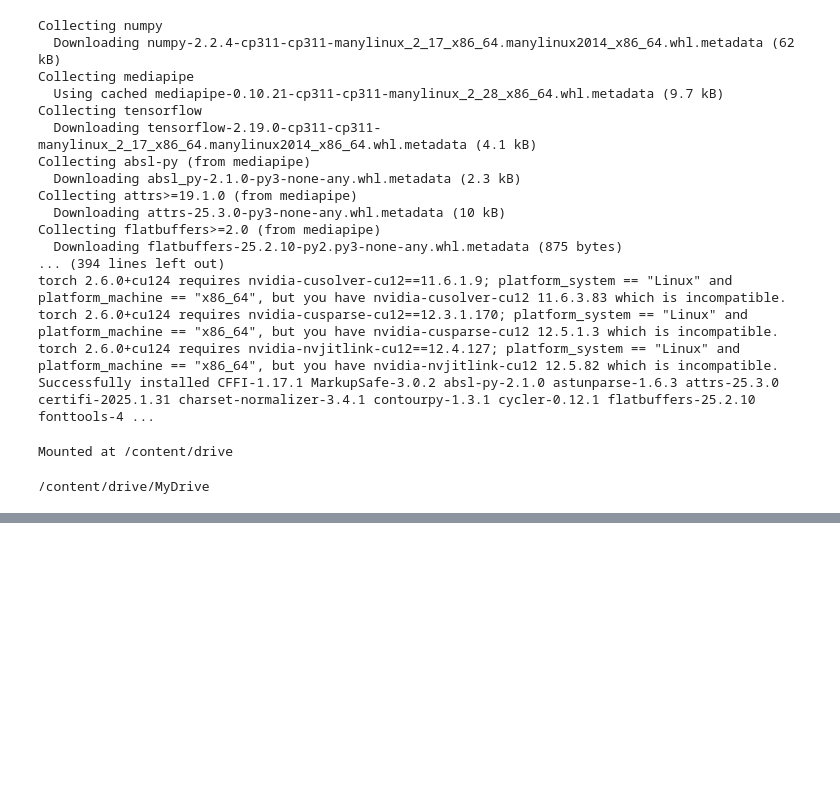
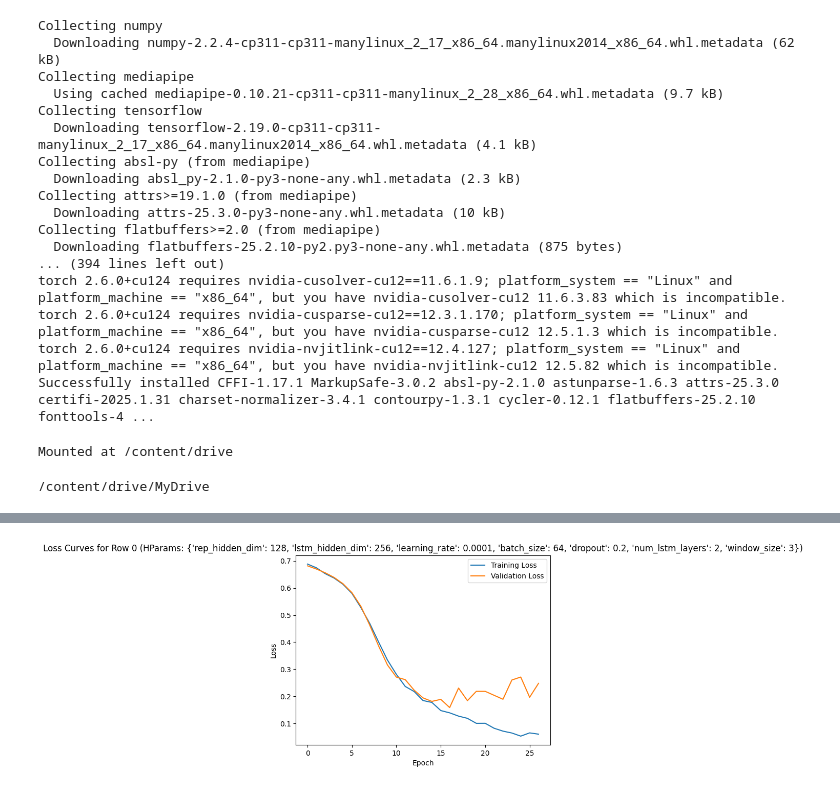
Before and after one commit to Cat2005/ML-rep-failure, a Jupyter notebook: lstm_rep_detection.ipynb, the cells around one changed output, grey strips where cells are left out. Cells and saved outputs as stored; diff of their text form; code cells hidden in the pictures; blank space fills up the shorter version.

```diff
--- a/lstm_rep_detection.ipynb
+++ b/lstm_rep_detection.ipynb
@@ -1191,0 +1281,38 @@ Test F1:        0.8462
+# %%
+import pandas as pd
+import matplotlib.pyplot as plt
+
+
+def plot_loss_curves_for_row(row_index, df):
+    """Plots training and validation loss curves for a specific row in the DataFrame."""
+
+    hparams = {  # Reconstruct the hparams dictionary from the row
+        'rep_hidden_dim': df.loc[row_index, 'rep_hidden_dim'],
+        'lstm_hidden_dim': df.loc[row_index, 'lstm_hidden_dim'],
+        'learning_rate': df.loc[row_index, 'learning_rate'],
+        'batch_size': df.loc[row_index, 'batch_size'],
+        'dropout': df.loc[row_index, 'dropout'],
+        'num_lstm_layers': df.loc[row_index, 'num_lstm_layers'],
+        'window_size': df.loc[row_index, 'window_size']
+    }
+
+    train_losses = df.loc[row_index, 'best_train_losses']  # Assuming you stored them
+    val_losses = df.loc[row_index, 'best_val_losses']  # Assuming you stored them
+
+    plt.plot(train_losses, label='Training Loss')
+    plt.plot(val_losses, label='Validation Loss')
+    plt.xlabel('Epoch')
+    plt.ylabel('Loss')
+    plt.legend()
+    plt.title(f'Loss Curves for Row {row_index} (HParams: {hparams})')
+    plt.show()
+
+# Example usage:
+df = pd.DataFrame(all_results)
+
+# Expand hyperparameters into separate columns
+hparams_df = pd.json_normalize(df["hparams"])
+df = df.drop(columns=["hparams"]).join(hparams_df)
+plot_loss_curves_for_row(0, df)  # Plot loss curves for the first row (index 0)
+# %% [output]
+[figure, added]
```
Also changed, not shown: parts of 24 cells of this notebook.
